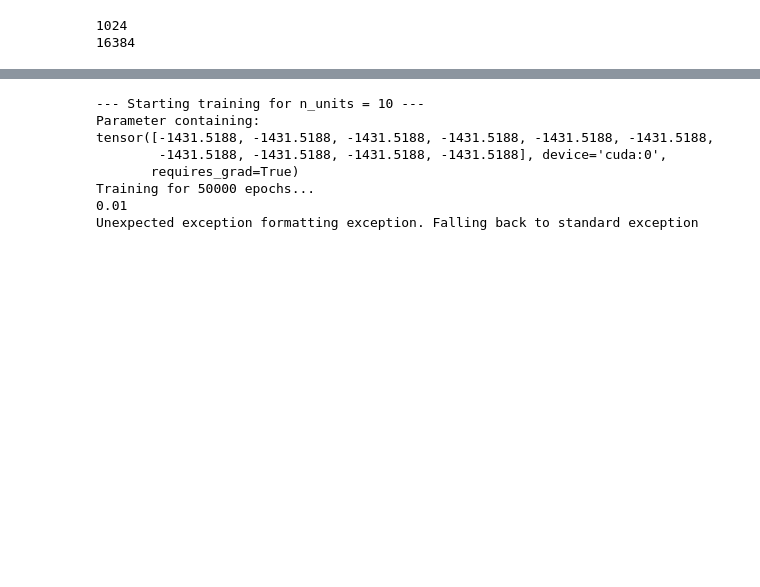
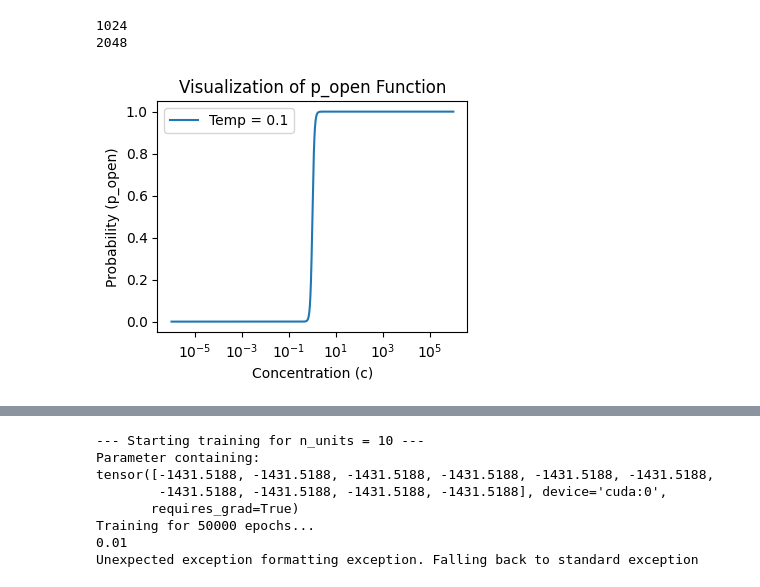
Before and after one commit to HugoLeRoy94/opt_bin_resp, a Jupyter notebook: run/notebooks/test_script.ipynb, the cells around one changed output, grey strips where cells are left out. Cells and saved outputs as stored; diff of their text form; code cells hidden in the pictures; blank space fills up the shorter version.

```diff
--- a/run/notebooks/test_script.ipynb
+++ b/run/notebooks/test_script.ipynb
@@ -21,50 +21,82 @@ from src import (generate_receptor_indices,
                 full_array_entropy,
                 mean_receptor_distance,
                 mutual_information_family,
-                mutual_information_concentration
+                mutual_information_concentration,
+                rank_ordered_distances,
+                mean_specialization_index,
+                receptor_conditioned_entropy
                 )
 from run import initialize,train,test
 from src.IO import ExperimentLogger
 temp_ramp = lambda start,end,tmax,t:end + (start - end) * np.exp(-5.0 * t / tmax)
+def p_open(c_reshaped: torch.Tensor,temperature):
+
+        # Match dimensions: (Batch, 1, 1) -> (Batch, 1) to broadcast smoothly over R
+        ln_c = torch.log(c_reshaped + 1e-12).squeeze(-1)
+
+        # Temperature-Scaled Binary Activation
+        return torch.sigmoid((ln_c) / temperature)
 # %%
-n_units_list = np.arange(1,15,1)#, 10, 15, 20, 30, 50]
+n_units_list = [5]#np.arange(1,15,1)#, 10, 15, 20, 30, 50]
 print(2**10)
 n_units = n_units_list[0]
 k_sub = 5
-n_families = 10
-N_train = 2**14
+n_families = 1
+N_train = 2**11
 print(N_train)
-
+d =5
 
 CONF = {
     # environment
         # energies
     "n_families": n_families,
-    "latent_dim":10,
-    "average_family_distance":1., # distance  between the family centers
+    "latent_dim":d,
+    "average_family_distance":.75, # distance  between the family centers
         # concentration
     "init_means": [np.random.randint(3, 5) for _ in range(n_families)], # Fixed
-    "shape_sigma": 1.,#1./n_families,
+    "shape_sigma": .1,#1./n_families,
+    "use_sensitivity": False, # Set to False to remove sensitivity
     # receptor
     "k_sub": k_sub, # number of sub-units
     "temperature": .1, # temperature of the sigmoid that approximate a binary answer
     "n_units" : n_units, # number of genes
     "receptor_indices" : torch.tensor([[i for _ in range(k_sub)] for i in range(n_units)], dtype=torch.long), # actual receptors considered
 
     # training characteristics
     "batch_size": N_train,
-    "epochs": 500,
+    "epochs": 5000,
 
 
-    "lr": 0.05, # learning rate
+    "lr": 0.01, # learning rate
     "loss": "exact", # type of loss
     'entropy':'renyi',
     #"cov_weight":20.,
-    "use_scheduler":False,
+    "use_scheduler":True,
 }
+
+# 2. Create input data (c)
+# We use a range from 0.01 to 10 to see the logarithmic growth
+c_values = torch.logspace(-6, 6, steps=500).view(-1, 1, 1)
+
+# 3. Calculate outputs
+with torch.no_grad():
+    y_values = p_open(c_values, CONF['temperature'])
+
+# 4. Plotting
+plt.figure(figsize=(4, 3))
+# We convert to numpy for matplotlib and flatten the dimensions
+plt.plot(c_values.view(-1).numpy(), y_values.view(-1).numpy(), label=f'Temp = {CONF["temperature"]}')
+
+plt.title("Visualization of p_open Function")
+plt.xlabel("Concentration (c)")
+plt.ylabel("Probability (p_open)")
+plt.xscale('log')
+plt.legend()
+plt.show()
 # %% [output]
 1024
-16384
+2048
+[figure, added]
 # %%
 env, rec, loss_fn, optimize = initialize(CONF, SymmetricEnv=False)
 # Plot the latent space visualization for each experiment
```
Also changed, not shown: parts of 12 cells of this notebook, 1 other file.
